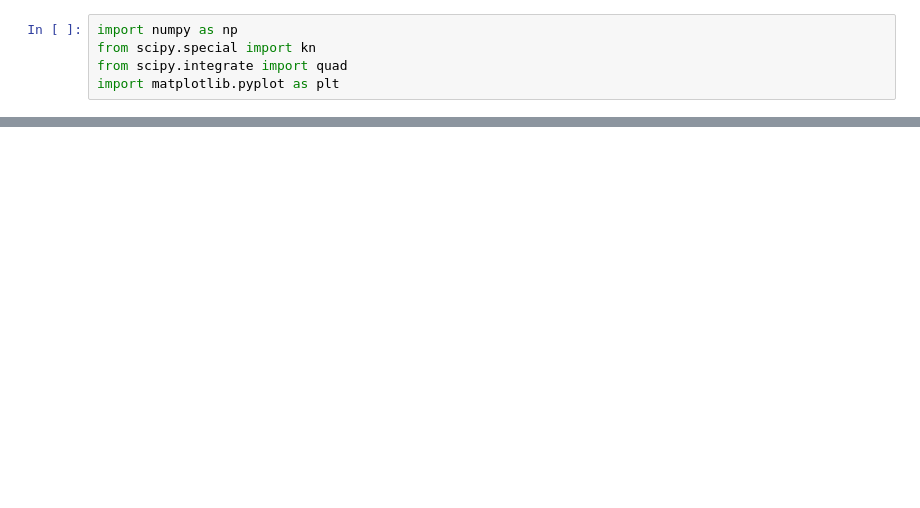
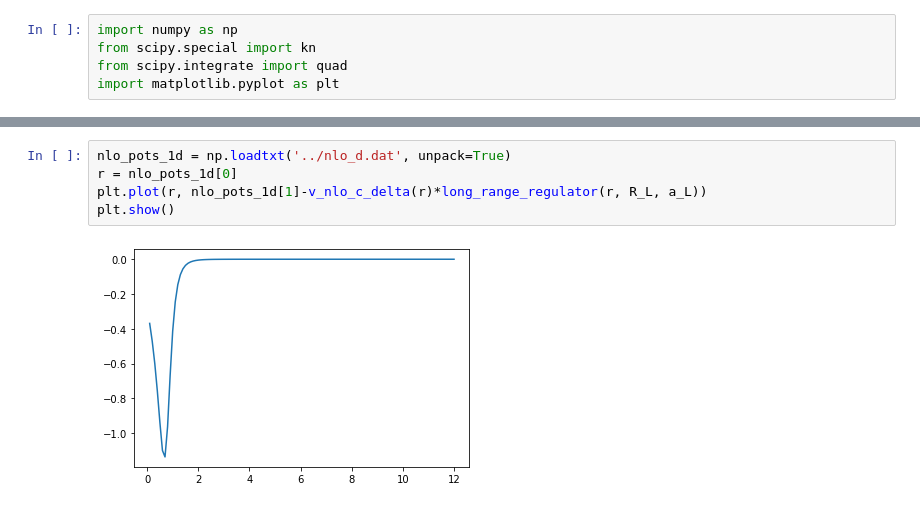
Before and after one commit to rnavarroperez/nn-scattering-fit, a Jupyter notebook: src/notebooks/long_range_chiral_pot.ipynb, the cells around one changed output, grey strips where cells are left out. Saved outputs shown, nothing was run; the diff lists cells and outputs as text; blank space fills up the shorter version.

```diff
--- a/src/notebooks/long_range_chiral_pot.ipynb
+++ b/src/notebooks/long_range_chiral_pot.ipynb
@@ -396,0 +420,7 @@ plt.show()
+# %%
+nlo_pots_1d = np.loadtxt('../nlo_d.dat', unpack=True)
+r = nlo_pots_1d[0]
+plt.plot(r, nlo_pots_1d[1]-v_nlo_c_delta(r)*long_range_regulator(r, R_L, a_L))
+plt.show()
+# %% [output]
+[figure, added]
```
Also changed, not shown: parts of 33 cells of this notebook.
